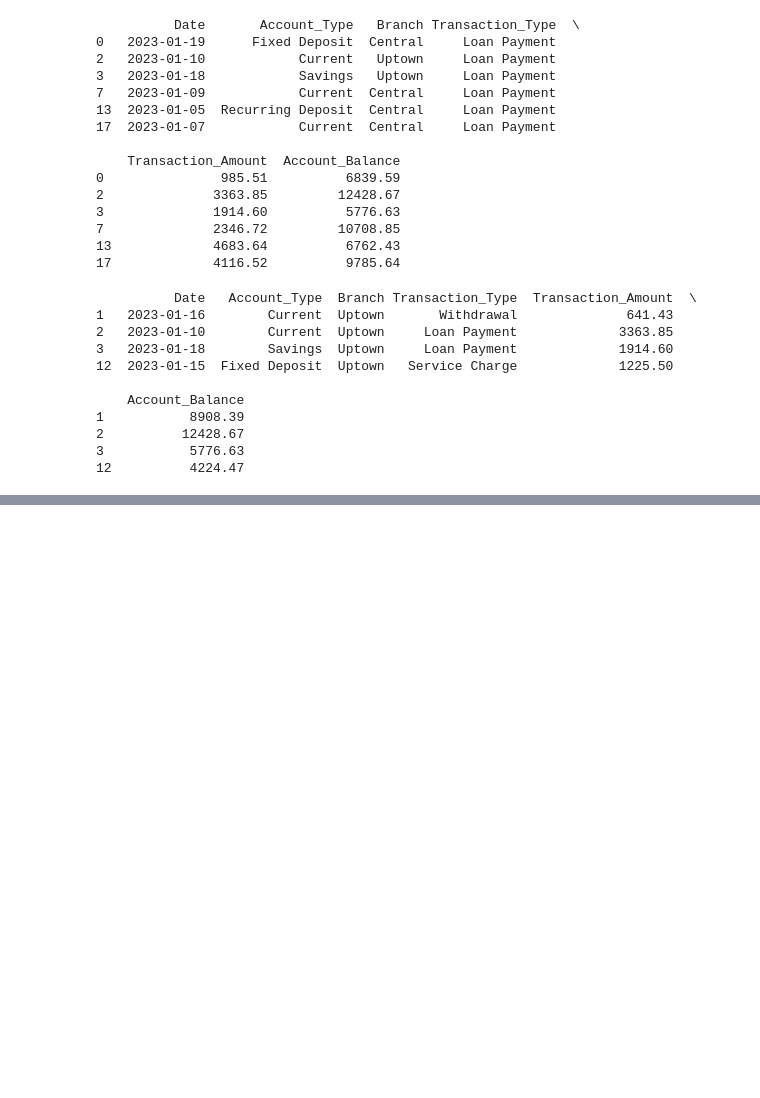
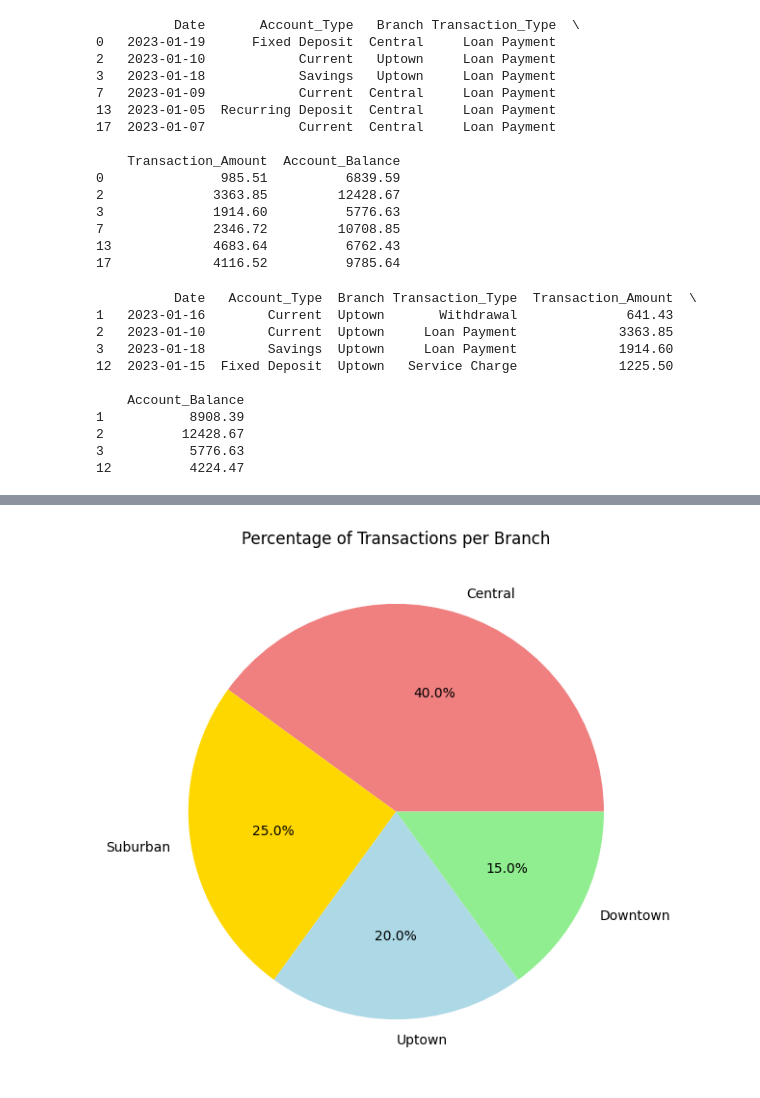
Before and after one commit to Charithareddy22/charithareddy, a Jupyter notebook: Aggregation_&_grouping.ipynb, the cells around one changed output, grey strips where cells are left out. Saved outputs shown, nothing was run; the diff lists cells and outputs as text; code cells hidden in the pictures; blank space fills up the shorter version.

```diff
--- a/Aggregation_&_grouping.ipynb
+++ b/Aggregation_&_grouping.ipynb
@@ -151,0 +193,11 @@ df["Balance_Status"] = df["Account_Balance"].apply(lambda x: "High Balance" if x
+# %%
+# Count number of transactions per Branch
+transactions_per_branch = df["Branch"].value_counts()
+
+# Plot pie chart
+transactions_per_branch.plot(kind="pie", autopct="%1.1f%%", figsize=(7, 7), colors=["lightcoral", "gold", "lightblue", "lightgreen"])
+plt.title("Percentage of Transactions per Branch")
+plt.ylabel("")  # Hide y-label for better appearance
+plt.show()
+# %% [output]
+[figure, added]
```
Also changed, not shown: parts of 4 cells of this notebook.
